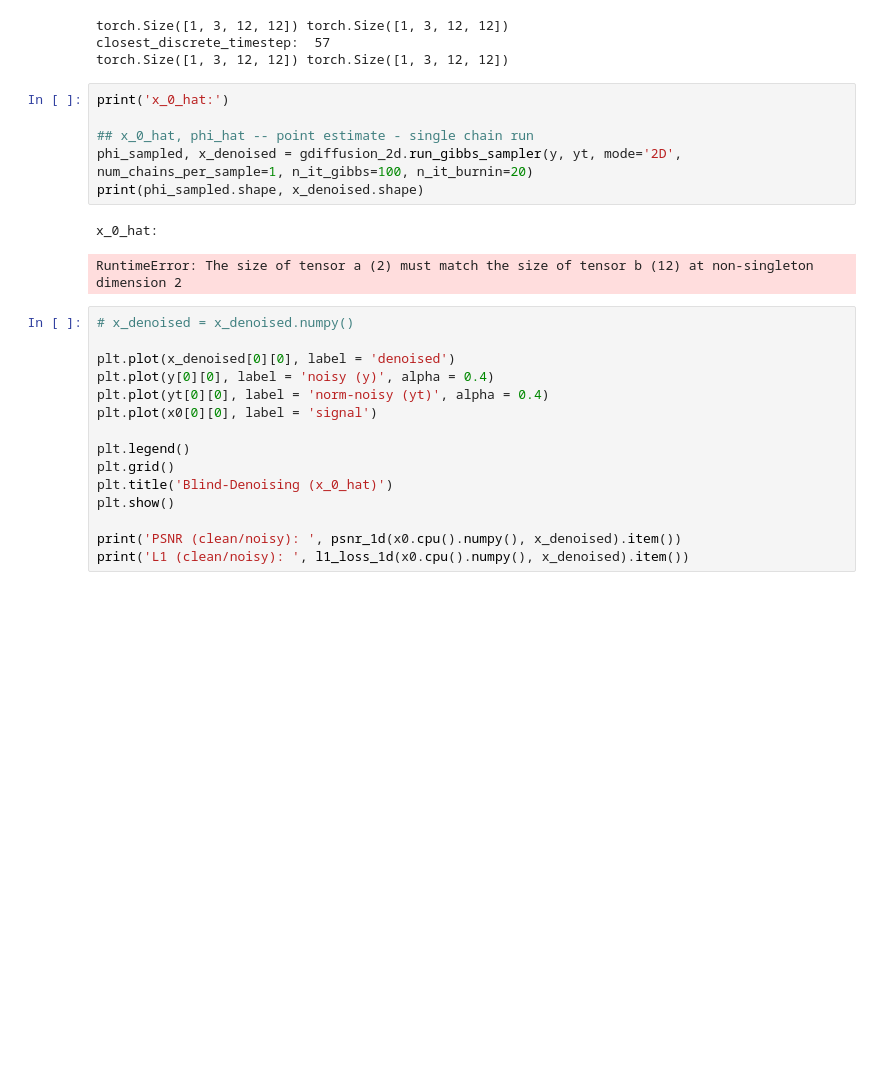
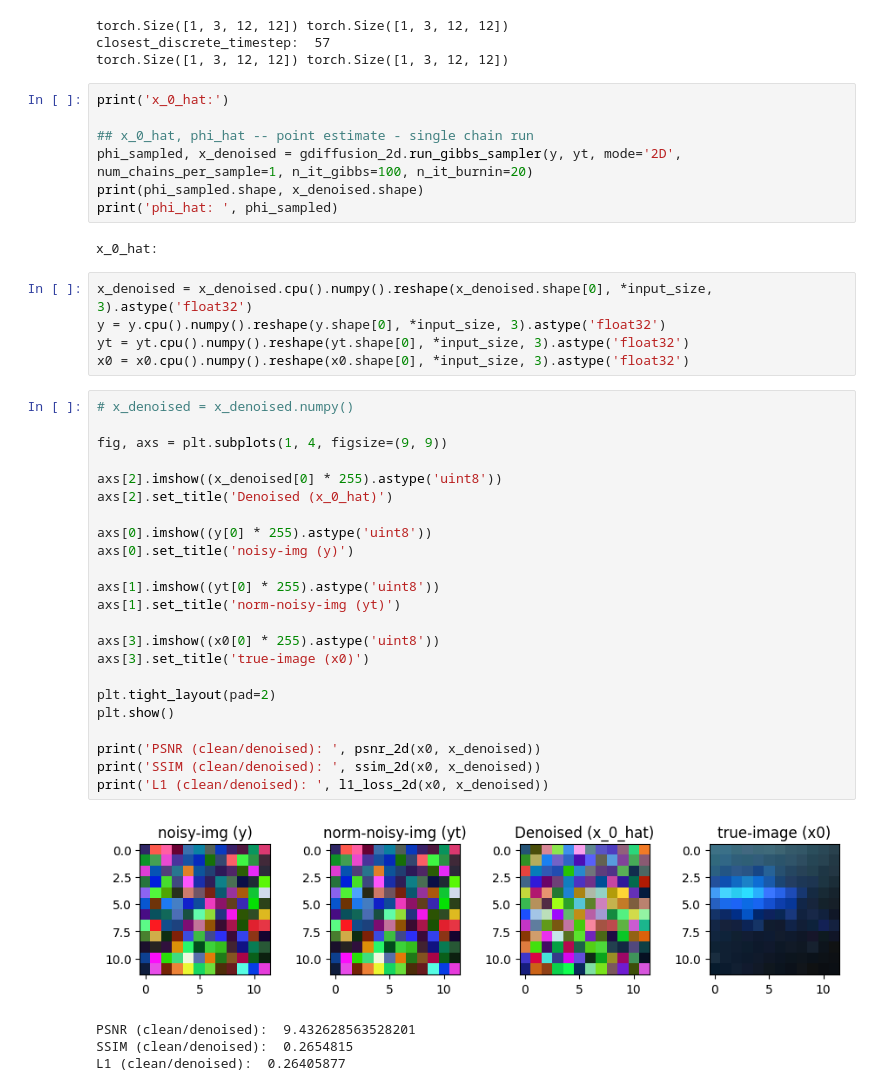
Before and after one commit to AlikMon88/Gibbs-Diff, a Jupyter notebook: unit_main_gibbs.ipynb, the cells around one changed output. Cells and saved outputs as stored; diff of their text form; blank space fills up the shorter version.

```diff
--- a/unit_main_gibbs.ipynb
+++ b/unit_main_gibbs.ipynb
@@ -758,21 +805,39 @@ print('x_0_hat:')
 ## x_0_hat, phi_hat -- point estimate - single chain run
 phi_sampled, x_denoised = gdiffusion_2d.run_gibbs_sampler(y, yt, mode='2D', num_chains_per_sample=1, n_it_gibbs=100, n_it_burnin=20)
 print(phi_sampled.shape, x_denoised.shape)
+print('phi_hat: ', phi_sampled)
 # %% [output]
 x_0_hat:
-RuntimeError: The size of tensor a (2) must match the size of tensor b (12) at non-singleton dimension 2
+# %%
+x_denoised = x_denoised.cpu().numpy().reshape(x_denoised.shape[0], *input_size, 3).astype('float32')
+y = y.cpu().numpy().reshape(y.shape[0], *input_size, 3).astype('float32')
+yt = yt.cpu().numpy().reshape(yt.shape[0], *input_size, 3).astype('float32')
+x0 = x0.cpu().numpy().reshape(x0.shape[0], *input_size, 3).astype('float32')
 # %%
 # x_denoised = x_denoised.numpy()
 
-plt.plot(x_denoised[0][0], label = 'denoised')
-plt.plot(y[0][0], label = 'noisy (y)', alpha = 0.4)
-plt.plot(yt[0][0], label = 'norm-noisy (yt)', alpha = 0.4)
-plt.plot(x0[0][0], label = 'signal')
+fig, axs = plt.subplots(1, 4, figsize=(9, 9))
 
-plt.legend()
-plt.grid()
-plt.title('Blind-Denoising (x_0_hat)')
+axs[2].imshow((x_denoised[0] * 255).astype('uint8'))
+axs[2].set_title('Denoised (x_0_hat)')
+
+axs[0].imshow((y[0] * 255).astype('uint8'))
+axs[0].set_title('noisy-img (y)')
+
+axs[1].imshow((yt[0] * 255).astype('uint8'))
+axs[1].set_title('norm-noisy-img (yt)')
+
+axs[3].imshow((x0[0] * 255).astype('uint8'))
+axs[3].set_title('true-image (x0)')
+
+plt.tight_layout(pad=2)
 plt.show()
 
-print('PSNR (clean/noisy): ', psnr_1d(x0.cpu().numpy(), x_denoised).item())
-print('L1 (clean/noisy): ', l1_loss_1d(x0.cpu().numpy(), x_denoised).item())
+print('PSNR (clean/denoised): ', psnr_2d(x0, x_denoised))
+print('SSIM (clean/denoised): ', ssim_2d(x0, x_denoised))
+print('L1 (clean/denoised): ', l1_loss_2d(x0, x_denoised))
+# %% [output]
+[figure, added]
+PSNR (clean/denoised):  9.432628563528201
+SSIM (clean/denoised):  0.2654815
+L1 (clean/denoised):  0.26405877
```
Also changed, not shown: parts of 19 cells of this notebook, 13 other files.
